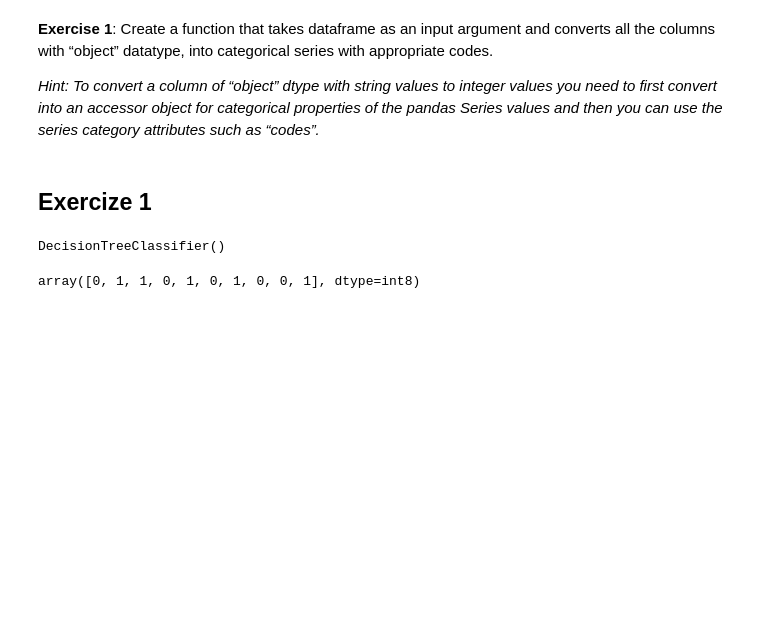
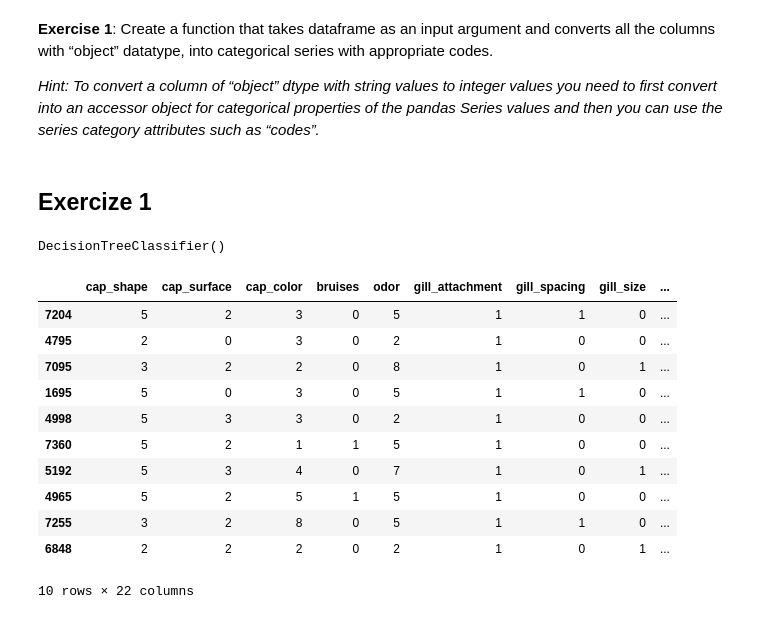
Before and after one commit to Jordwy/Data-Mining, a Jupyter notebook: Applied Practice 5.ipynb, the cells around one changed output. Saved outputs shown, nothing was run; the diff lists cells and outputs as text; code cells hidden in the pictures; blank space fills up the shorter version.

```diff
--- a/Applied Practice 5.ipynb
+++ b/Applied Practice 5.ipynb
@@ -56,5 +56,17 @@ classifier.fit(train_features, train_class_labels)
 DecisionTreeClassifier()
 # %%
 classifier.predict(test_features[:10])
+test_features[:10]
 # %% [output]
+|  | cap_shape | cap_surface | cap_color | bruises | odor | gill_attachment | gill_spacing | gill_size | ... |
+| 7204 | 5 | 2 | 3 | 0 | 5 | 1 | 1 | 0 | ... |
+| 4795 | 2 | 0 | 3 | 0 | 2 | 1 | 0 | 0 | ... |
+| 7095 | 3 | 2 | 2 | 0 | 8 | 1 | 0 | 1 | ... |
+| 1695 | 5 | 0 | 3 | 0 | 5 | 1 | 1 | 0 | ... |
+| 4998 | 5 | 3 | 3 | 0 | 2 | 1 | 0 | 0 | ... |
+| 7360 | 5 | 2 | 1 | 1 | 5 | 1 | 0 | 0 | ... |
+| 5192 | 5 | 3 | 4 | 0 | 7 | 1 | 0 | 1 | ... |
+| 4965 | 5 | 2 | 5 | 1 | 5 | 1 | 0 | 0 | ... |
+| 7255 | 3 | 2 | 8 | 0 | 5 | 1 | 1 | 0 | ... |
+| 6848 | 2 | 2 | 2 | 0 | 2 | 1 | 0 | 1 | ... |
-array([0, 1, 1, 0, 1, 0, 1, 0, 0, 1], dtype=int8)
+10 rows × 22 columns
```
